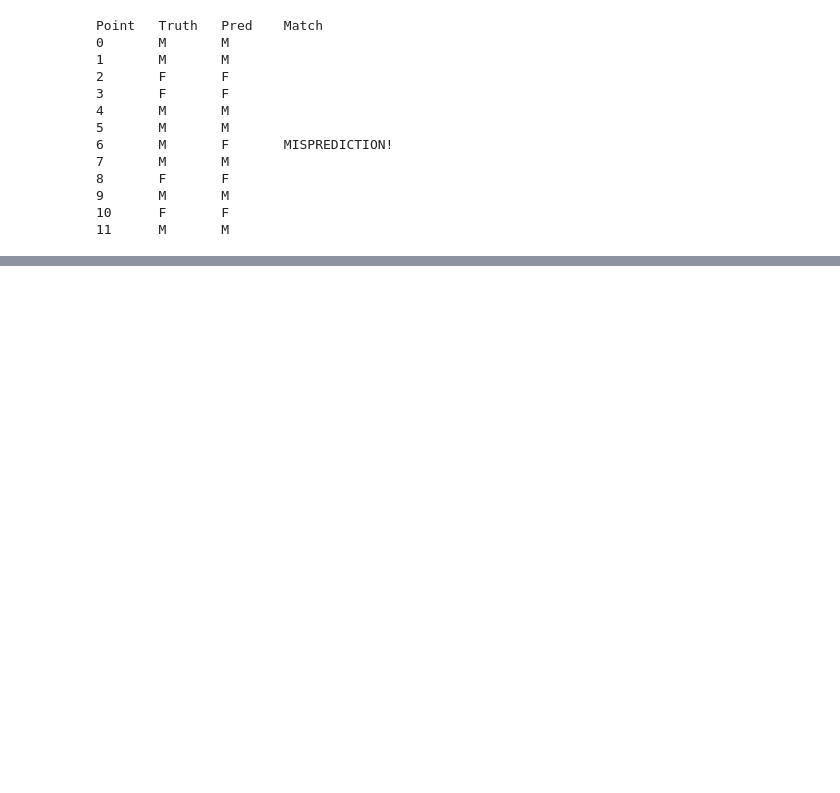
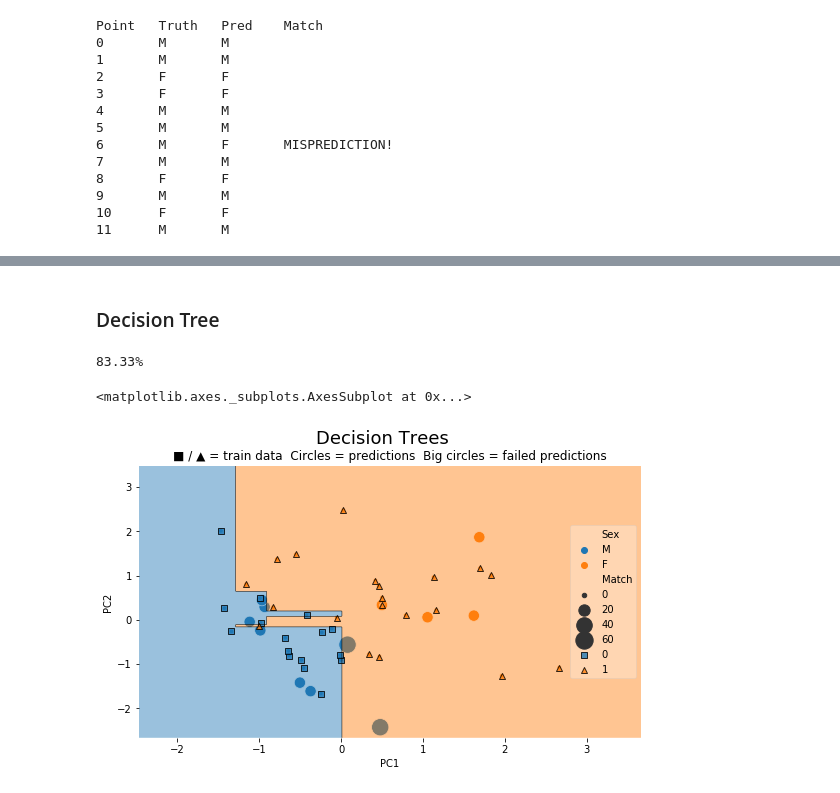
Before and after one commit to HugoGagnon/python_tutorials, a Jupyter notebook: sklearn/ML_on_turtles.ipynb, the cells around one changed output, grey strips where cells are left out. Drawn from its saved outputs; the diff is of its cells as text; code cells hidden in the pictures; blank space fills up the shorter version.

```diff
--- a/sklearn/ML_on_turtles.ipynb
+++ b/sklearn/ML_on_turtles.ipynb
@@ -204,0 +336,42 @@ Point   Truth   Pred    Match
+# %% [markdown]
+### Decision Tree
+# %%
+from sklearn import tree
+
+# training
+clf = tree.DecisionTreeClassifier()
+clf.fit(train_data, train_labels)
+
+# predicting
+pred_labels = clf.predict(test_data)
+
+# testing the accuracy of predictions
+acc = accuracy_score(pred_labels, test_labels)
+print(round(acc*100, 2), "%", sep="")
+# %% [output]
+83.33%
+# %%
+# putting predictions back into a suitable DataFrame
+# and assigning weigths for OK and failed predictions
+# ===================================================
+results = pd.DataFrame(test_data, columns=["PC1", "PC2"])
+results["Sex"] = ["M" if x == 0 else "F" for x in test_labels]
+results["Match"] = [20 if x == y else 50 for x,y in zip(test_labels, pred_labels)]
+
+traindata = pd.DataFrame(train_data, columns=["PC1", "PC2"])
+traindata["Sex"] = ["M" if x == 0 else "F" for x in train_labels]
+traindata["Match"] = [1 for _ in range(traindata.shape[0])]
+
+res = pd.concat([results, traindata])
+
+
+# plotting the data and the decision boundary
+# ===========================================
+fig = plt.figure(figsize=(9,5))
+fig.suptitle("Decision Trees", size=18)
+ax = sns.scatterplot(data=res, x="PC1", y="PC2", hue="Sex", size="Match", sizes=(20,300))
+ax.set_title("■ / ▲ = train data  Circles = predictions  Big circles = failed predictions")
+plot_decision_regions(train_data, np.array(train_labels), clf=clf, legend=5)
+# %% [output]
+<matplotlib.axes._subplots.AxesSubplot at 0x...>
+[figure, added]
```
Also changed, not shown: parts of 20 cells of this notebook.
